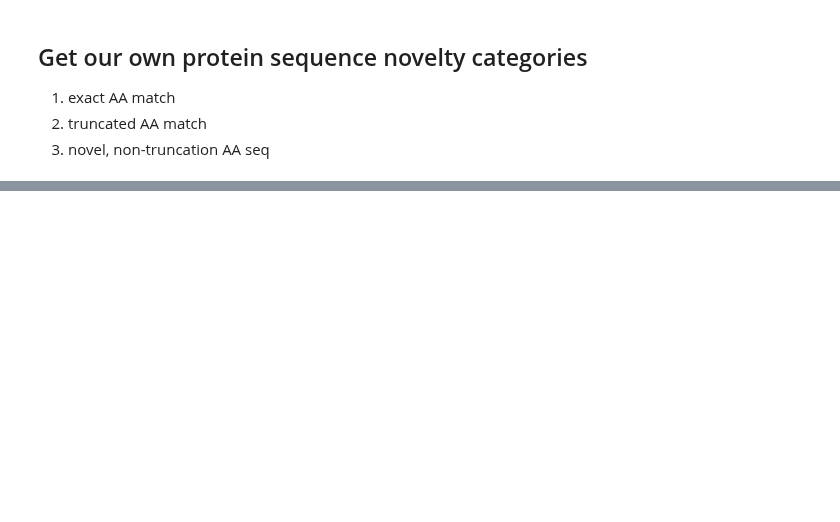
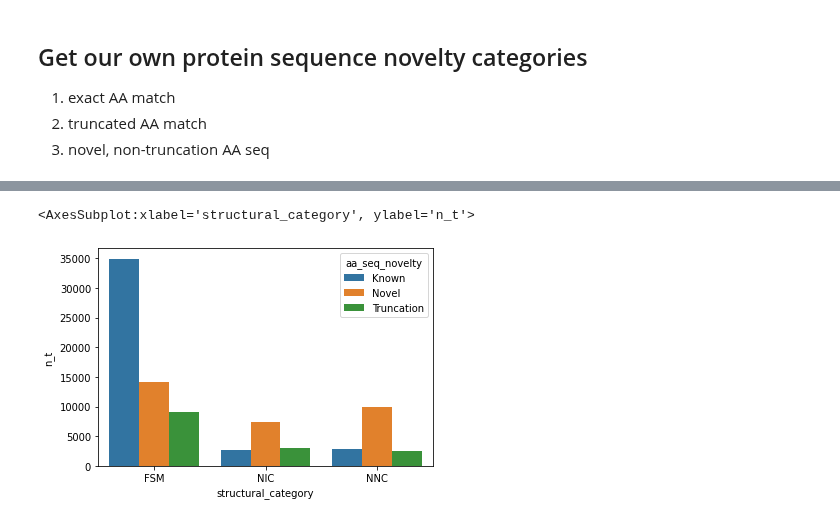
Before and after one commit to fairliereese/240903_pt, a Jupyter notebook: analysis/explore_orfs_aas_2.ipynb, the cells around one changed output, grey strips where cells are left out. Cells and saved outputs as stored; diff of their text form; code cells hidden in the pictures; blank space fills up the shorter version.

```diff
--- a/analysis/explore_orfs_aas_2.ipynb
+++ b/analysis/explore_orfs_aas_2.ipynb
@@ -116,8 +127,11 @@ def get_aa_seq_truncations(x, ref_orfs):
             return True
     return False
 
-smol_p_df = p_df.loc[p_df.annot_aa==False].head(20)
-smol_p_df['trunc_annot_aa'] = smol_p_df.apply(lambda x: get_aa_seq_truncations(x, ref_orfs), axis=1)
+p_df['trunc_annot_aa'] = p_df.apply(lambda x: get_aa_seq_truncations(x, ref_orfs), axis=1)
+
+
+# smol_p_df = p_df.loc[p_df.annot_aa==False].head(20)
+# smol_p_df['trunc_annot_aa'] = smol_p_df.apply(lambda x: get_aa_seq_truncations(x, ref_orfs), axis=1)
 # pandarallel.initialize(nb_workers=8, verbose=1)
-# p_df = p_df.parallel_apply(get_aa_seq_truncations, args=(ref_orfs), axis=1, result_type='expand', progress_bar=False)
+# p_df = p_df.parallel_apply(get_aa_seq_truncations, args=(ref_orfs), axis=1, progress_bar=False)
 # %%
@@ -132,0 +145,9 @@ smol_p_df.head()
+# %%
+p_df['aa_seq_novelty'] = 'Novel'
+p_df.loc[(p_df.annot_aa==True), 'aa_seq_novelty'] = 'Known'
+p_df.loc[(p_df.annot_aa==False)&\
+         (p_df.trunc_annot_aa==True), 'aa_seq_novelty'] = 'Truncation'
+# %%
+temp = p_df[['isoform', 'aa_seq_novelty', 'structural_category']].groupby(['aa_seq_novelty', 'structural_category']).nunique().rename({'isoform':'n_t'}, axis=1)
+temp = temp.reset_index()
+temp
@@ -132,0 +165,5 @@ smol_p_df.head()
+# %%
+sns.barplot(temp, x='structural_category', hue='aa_seq_novelty', y='n_t')
+# %% [output]
+<AxesSubplot:xlabel='structural_category', ylabel='n_t'>
+[figure, added]
```
Also changed, not shown: parts of 16 cells of this notebook, 5 other files.
